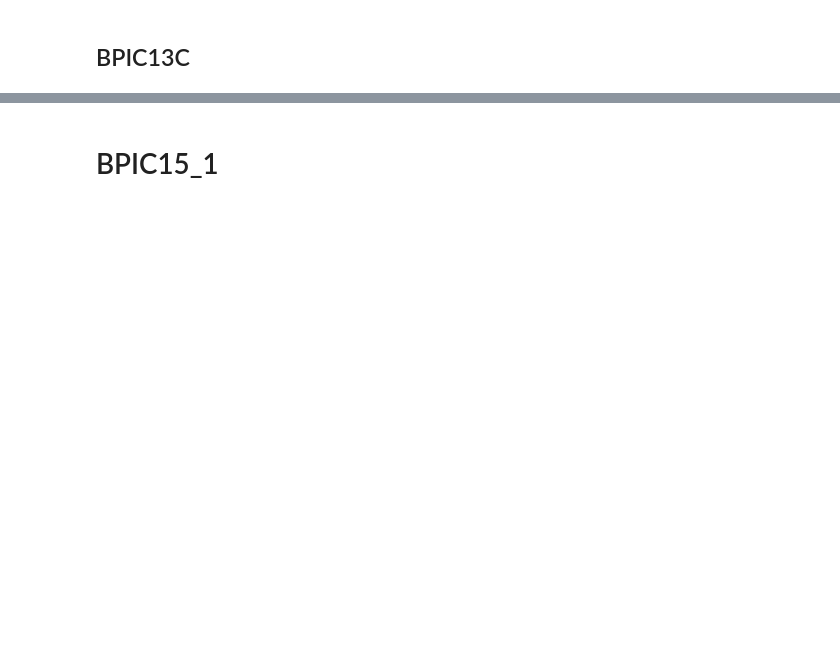
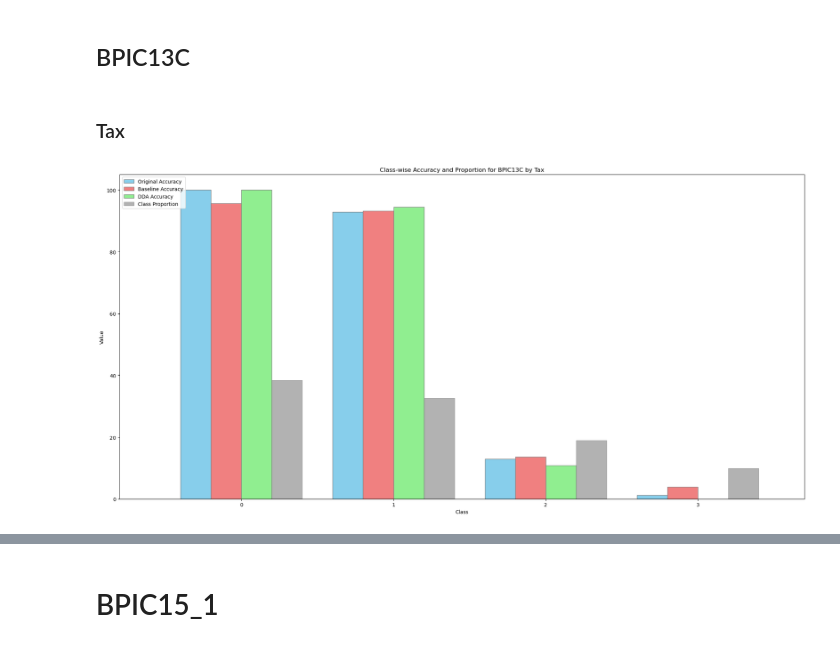
Before and after one commit to ChristineBrugger/A-declarative-data-augmentation-approach-for-predictive-process-monitoring, a Jupyter notebook: Analysis of Test Results.ipynb, the cells around one changed output, grey strips where cells are left out. Drawn from its saved outputs; the diff is of its cells as text; code cells hidden in the pictures; blank space fills up the shorter version.

```diff
--- a/Analysis of Test Results.ipynb
+++ b/Analysis of Test Results.ipynb
@@ -57,2 +103,14 @@ plot_class_accuracy(pt_orig_hd, pt_dda_hd, pt_base_hd, 'Helpdesk by Bukhsh')
 # %% [markdown]
 ## BPIC13C
+# %% [markdown]
+### Tax
+# %%
+# Load data
+tax_base_bpic13c = pd.read_csv('tax\\code\\results\\raw_bpic13c_baseline.txt', sep=';')
+tax_orig_bpic13c = pd.read_csv('tax\\code\\results\\raw_bpic13c_orig.txt', sep=';')
+tax_dda_bpic13c = pd.read_csv('tax\\code\\results\\raw_bpic13c_cvT_0.95_0.95_dc3_augm.txt', sep=';')
+
+# Plot class-wise accuracy
+plot_class_accuracy(tax_orig_bpic13c, tax_dda_bpic13c, tax_base_bpic13c, 'BPIC13C by Tax')
+# %% [output]
+[figure, added]
```
Also changed, not shown: parts of 15 cells of this notebook.
